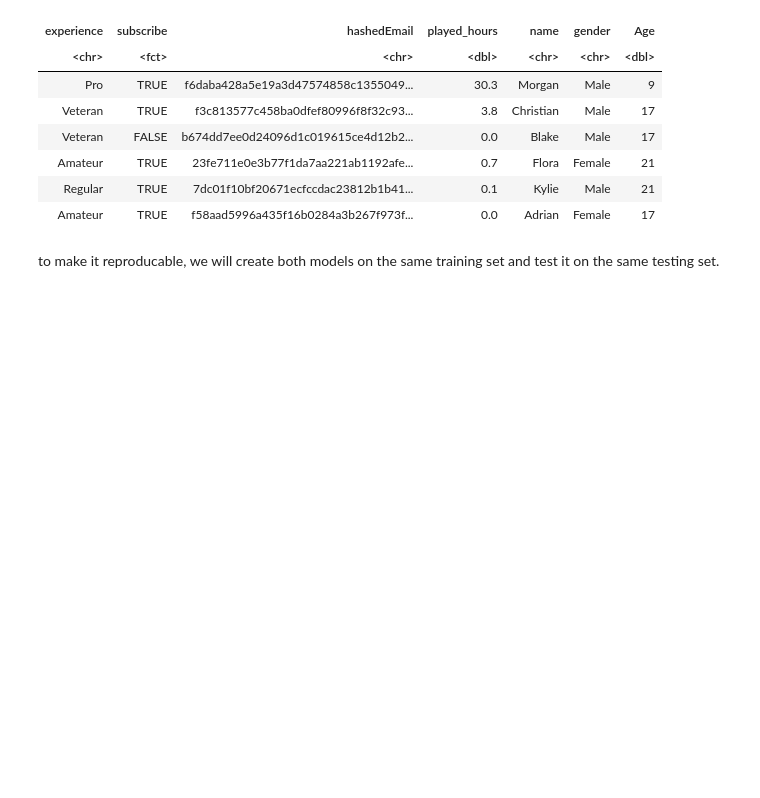
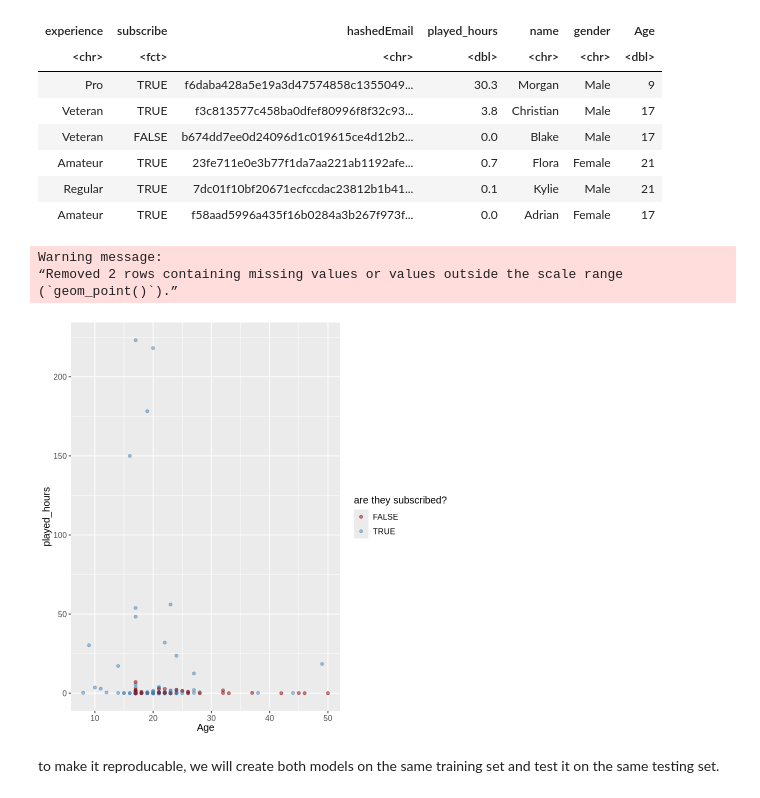
Before and after one commit to radmzf/toy_ds_project, a Jupyter notebook: Project.ipynb, the cells around one changed output. Saved outputs shown, nothing was run; the diff lists cells and outputs as text; code cells hidden in the pictures; blank space fills up the shorter version.

Commit message:
finished the project off, with cleaning up and adding a graph

```diff
--- a/Project.ipynb
+++ b/Project.ipynb
@@ -45,6 +45,20 @@ A tibble: 6 × 7
 | Amateur | TRUE | 23fe711e0e3b77f1da7aa221ab1192afe... | 0.7 | Flora | Female | 21 |
 | Regular | TRUE | 7dc01f10bf20671ecfccdac23812b1b41... | 0.1 | Kylie | Male | 21 |
 | Amateur | TRUE | f58aad5996a435f16b0284a3b267f973f... | 0.0 | Adrian | Female | 17 |
+# %%
+players_graph <- players |>
+  ggplot(aes(x = Age, y = played_hours, color = subscribe)) +
+  geom_point(alpha = 0.5) +
+  labs(color = "are they subscribed?") +
+  scale_color_manual(values = c("darkred", "steelblue")) +
+  theme(text = element_text(size = 12))
+
+players_graph
+# %% [output]
+Warning message:
+“Removed 2 rows containing missing values or values outside the scale range
+(`geom_point()`).”
+[figure, added]
 # %% [markdown]
 to make it reproducable, we will create both models on the same training set and test it on the same testing set.
 # %%
```
Also changed, not shown: parts of 1 cell of this notebook.
